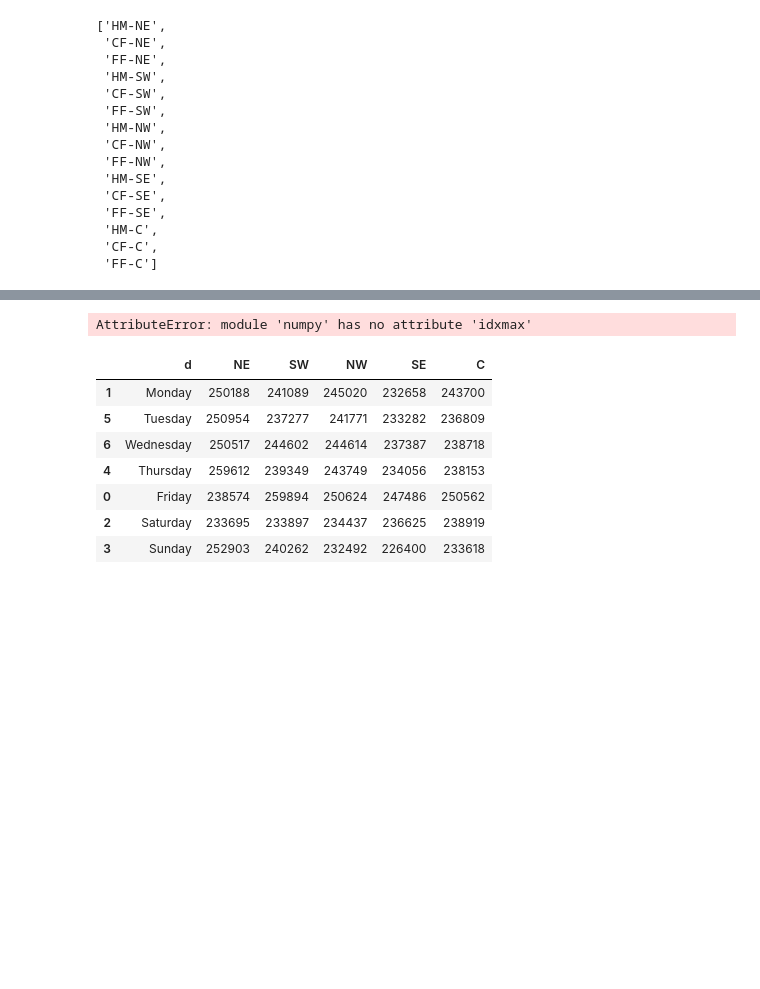
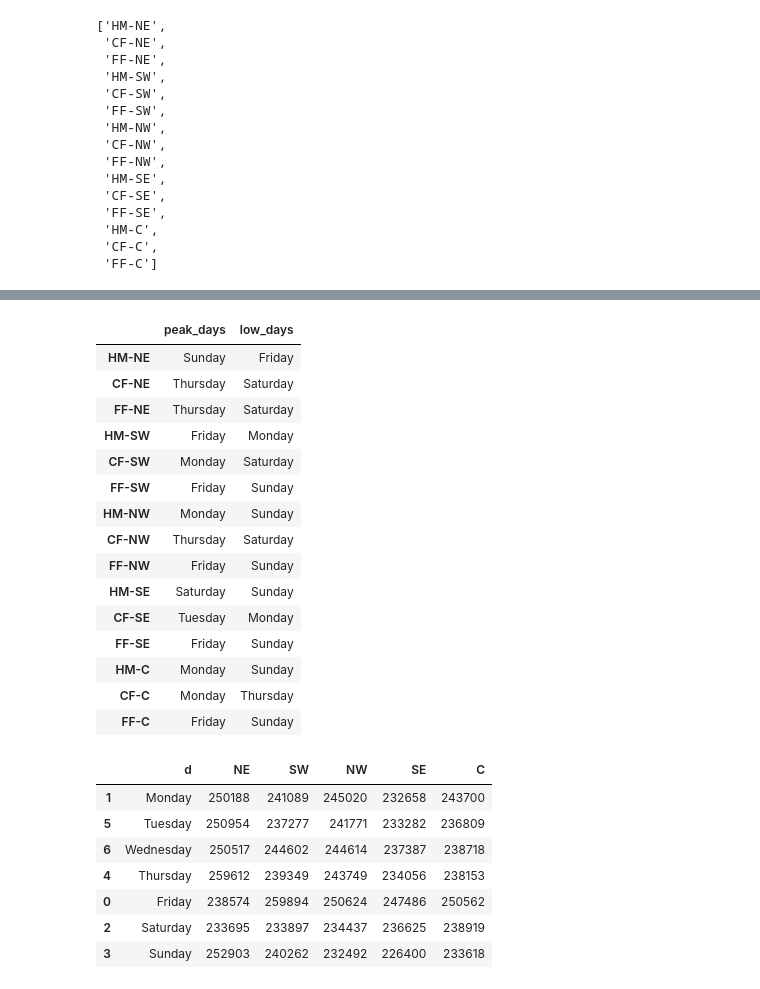
Before and after one commit to Afosado/dsc106_hw2, a Jupyter notebook: hw2_exploration.ipynb, the cells around one changed output, grey strips where cells are left out. Saved outputs shown, nothing was run; the diff lists cells and outputs as text; code cells hidden in the pictures; blank space fills up the shorter version.

```diff
--- a/hw2_exploration.ipynb
+++ b/hw2_exploration.ipynb
@@ -71,12 +71,27 @@ grouped_day
 # %%
 grouped_day.to_csv('grouped_day.csv')
 # %%
-peak_days = pd.DataFrame(grouped_day.set_index('d').apply(np.idxmax),
+peak_days = pd.DataFrame(grouped_day.set_index('d').apply(np.argmax),
                          columns=['peak_days'])
-peak_days['low_days'] = grouped_day.set_index('d').apply(np.idxmin)
+peak_days['low_days'] = grouped_day.set_index('d').apply(np.argmin)
 peak_days
 # %% [output]
-AttributeError: module 'numpy' has no attribute 'idxmax'
+|  | peak_days | low_days |
+| HM-NE | Sunday | Friday |
+| CF-NE | Thursday | Saturday |
+| FF-NE | Thursday | Saturday |
+| HM-SW | Friday | Monday |
+| CF-SW | Monday | Saturday |
+| FF-SW | Friday | Sunday |
+| HM-NW | Monday | Sunday |
+| CF-NW | Thursday | Saturday |
+| FF-NW | Friday | Sunday |
+| HM-SE | Saturday | Sunday |
+| CF-SE | Tuesday | Monday |
+| FF-SE | Friday | Sunday |
+| HM-C | Monday | Sunday |
+| CF-C | Monday | Thursday |
+| FF-C | Friday | Sunday |
 # %%
 peak_days.to_csv('item_region_peak_days.csv')
 # %%
```
Also changed, not shown: parts of 1 cell of this notebook, 1 other file.
